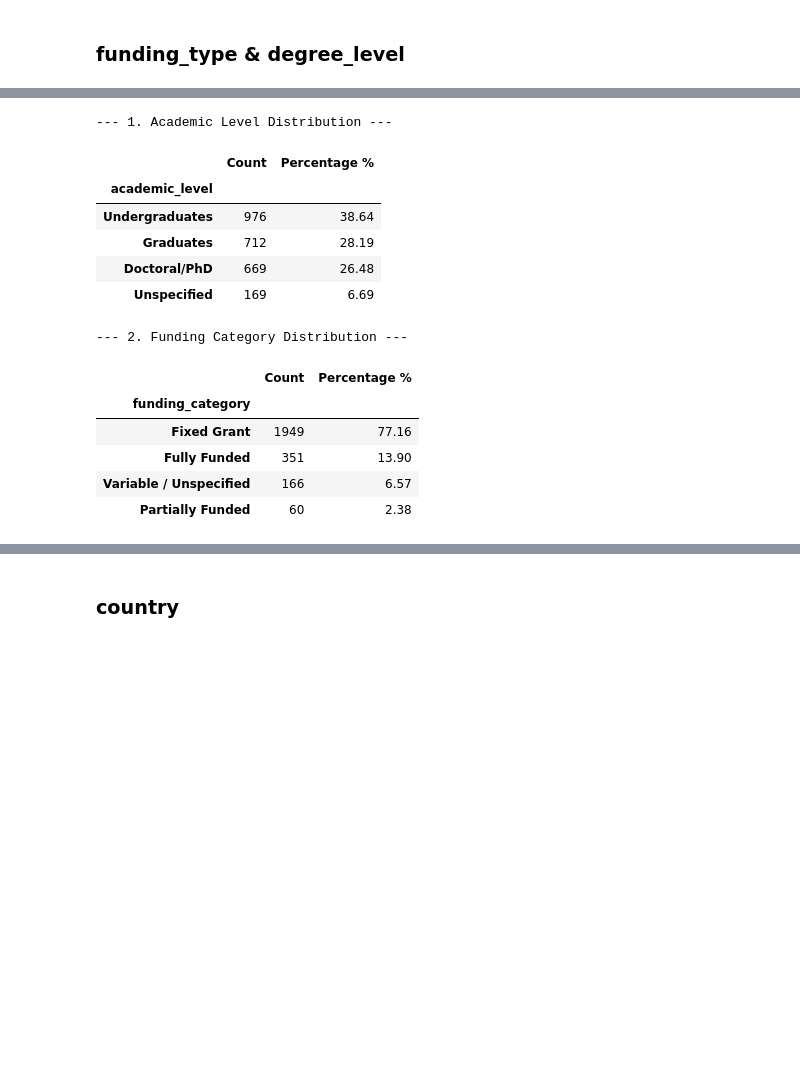
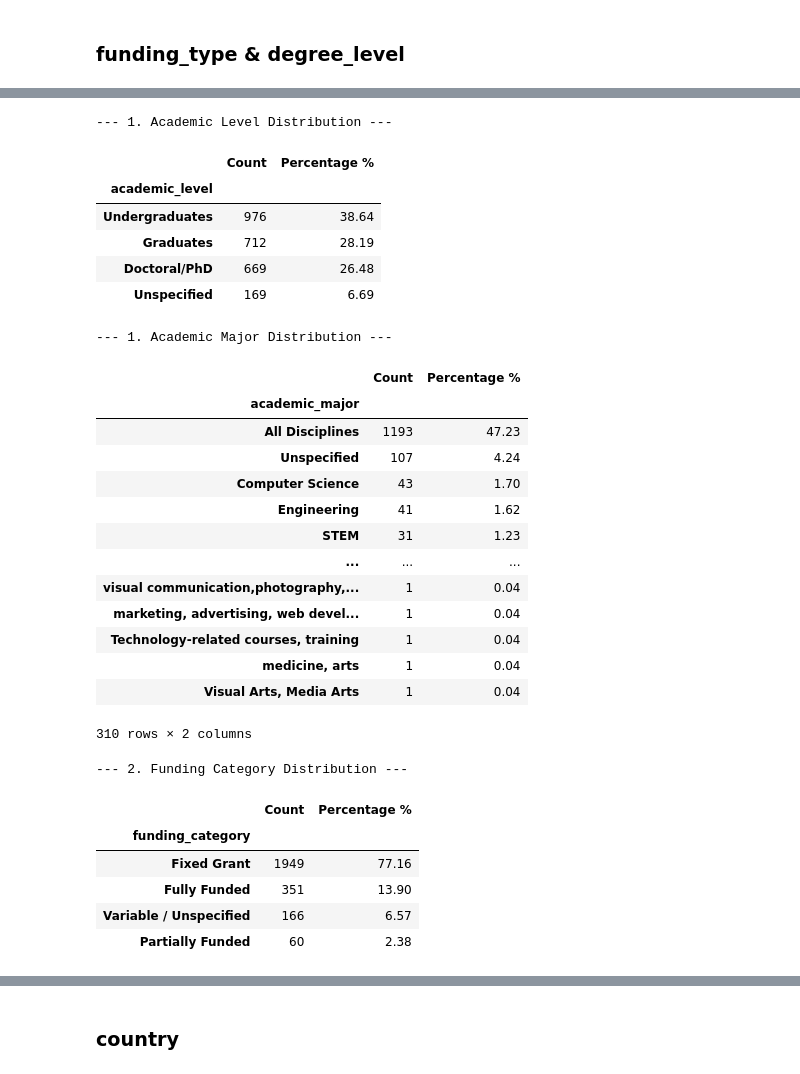
Before and after one commit to shaza-hussein/AI_Scholarship, a Jupyter notebook: notebooks/data_validation.ipynb, the cells around one changed output, grey strips where cells are left out. Saved outputs shown, nothing was run; the diff lists cells and outputs as text; code cells hidden in the pictures; blank space fills up the shorter version.

```diff
--- a/notebooks/data_validation.ipynb
+++ b/notebooks/data_validation.ipynb
@@ -53,14 +50,17 @@ df_raw.head(2)
 # %% [markdown]
 ### funding_type & degree_level
 # %%
-print(">>> Initializing the NLP Processor (This might take a moment to load spaCy)...")
-processor = ScholarshipDataProcessor(use_zero_shot=False) # اجعلها True إذا كان جهازك يتحمل
+print(">>> Initializing the NLP Processor...")
+processor = ScholarshipDataProcessor(use_zero_shot=False)
 
 print(">>> Extracting Funding Data...")
 df_raw[['funding_category', 'funding_amount']] = df_raw.progress_apply(processor.process_funding, axis=1)
 
-print(">>> Extracting Degree Levels & Majors...")
-df_raw[['academic_major', 'academic_level']] = df_raw.progress_apply(processor.process_degree_level, axis=1)
+print(">>> Extracting Degree Levels...")
+df_raw['academic_level'] = df_raw.progress_apply(processor.process_degree_level, axis=1)['academic_level']
+
+print(">>> Extracting Academic Majors via LLM...")
+df_raw['academic_major'] = df_raw.progress_apply(processor.process_academic_major, axis=1)['academic_major']
 
 print("Processing Complete!")
 # %% [output]
@@ -134,32 +201,54 @@ Passing `palette` without assigning `hue` is deprecated and will be removed in v
 # %%
 print("--- 1. Academic Level Distribution ---")
 
 level_dist = df_raw['academic_level'].value_counts()
 level_pct = df_raw['academic_level'].value_counts(normalize=True) * 100
 dist_df = pd.DataFrame({'Count': level_dist, 'Percentage %': level_pct.round(2)})
 display(dist_df)
 
+print("--- 1. Academic Major Distribution ---")
+
+major_dist = df_raw['academic_major'].value_counts()
+major_pct = df_raw['academic_major'].value_counts(normalize=True) * 100
+dist_major_df = pd.DataFrame({'Count': major_dist, 'Percentage %': major_pct.round(2)})
+display(dist_major_df)
+
 print("\n--- 2. Funding Category Distribution ---")
 
 funding_dist = df_raw['funding_category'].value_counts()
 funding_pct = df_raw['funding_category'].value_counts(normalize=True) * 100
 dist_funding_df = pd.DataFrame({'Count': funding_dist, 'Percentage %': funding_pct.round(2)})
 display(dist_funding_df)
 # %% [output]
 --- 1. Academic Level Distribution ---
 |  | Count | Percentage % |
 | academic_level |  |  |
 | Undergraduates | 976 | 38.64 |
 | Graduates | 712 | 28.19 |
 | Doctoral/PhD | 669 | 26.48 |
 | Unspecified | 169 | 6.69 |
---- 2. Funding Category Distribution ---
+--- 1. Academic Major Distribution ---
 |  | Count | Percentage % |
-| funding_category |  |  |
-| Fixed Grant | 1949 | 77.16 |
-| Fully Funded | 351 | 13.90 |
-| Variable / Unspecified | 166 | 6.57 |
-| Partially Funded | 60 | 2.38 |
+| academic_major |  |  |
+| All Disciplines | 1193 | 47.23 |
+| Unspecified | 107 | 4.24 |
+| Computer Science | 43 | 1.70 |
+| Engineering | 41 | 1.62 |
+| STEM | 31 | 1.23 |
+| ... | ... | ... |
+| visual communication,photography,... | 1 | 0.04 |
+| marketing, advertising, web devel... | 1 | 0.04 |
+| Technology-related courses, training | 1 | 0.04 |
+| medicine, arts | 1 | 0.04 |
+| Visual Arts, Media Arts | 1 | 0.04 |
+310 rows × 2 columns
+--- 2. Funding Category Distribution ---
+|  | Count | Percentage % |
+| funding_category |  |  |
+| Fixed Grant | 1949 | 77.16 |
+| Fully Funded | 351 | 13.90 |
+| Variable / Unspecified | 166 | 6.57 |
+| Partially Funded | 60 | 2.38 |
 # %%
 print("--- QA: Academic Level Extraction Verification ---")
 
```
Also changed, not shown: parts of 12 cells of this notebook, 2 other files.
